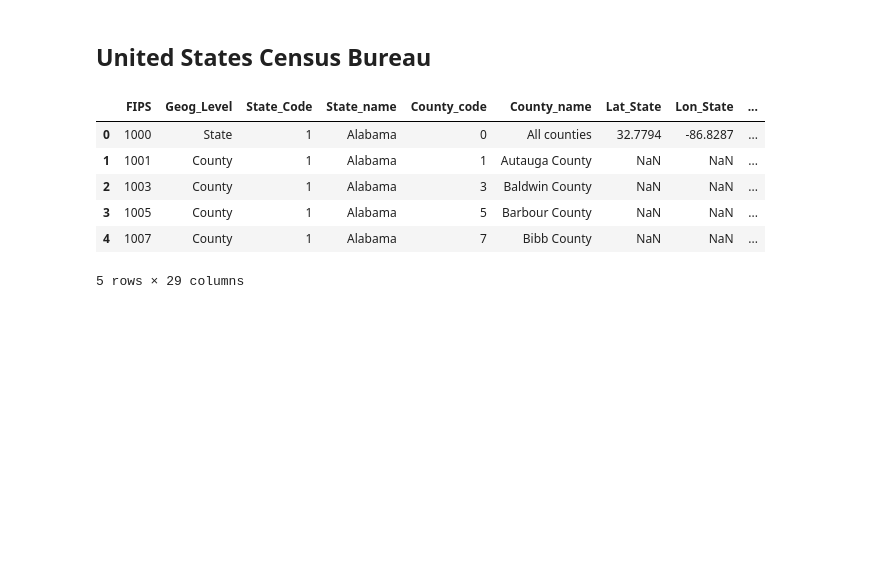
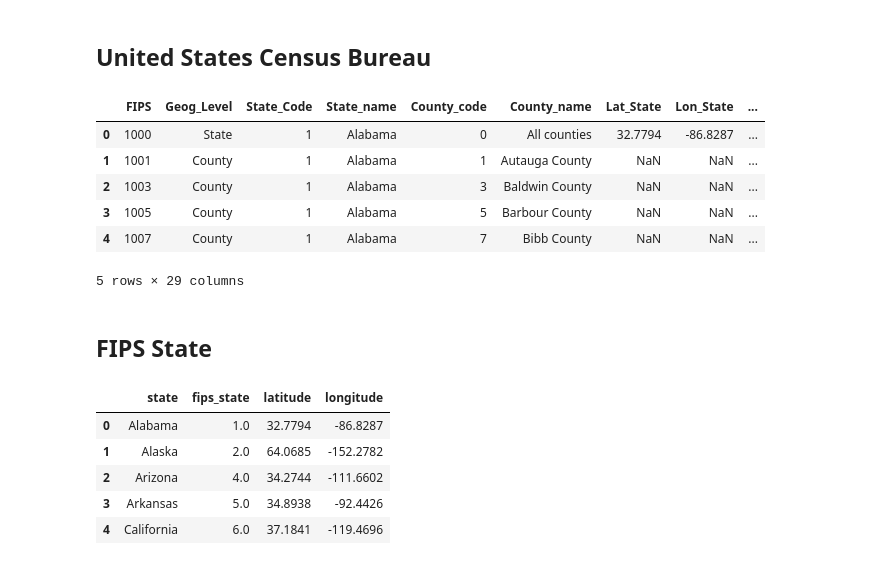
Before and after one commit to lewisaaronpaul/ETL_Proposal_Team_ETL_06, a Jupyter notebook: etl_project.ipynb, the cells around one changed output. Drawn from its saved outputs; the diff is of its cells as text; code cells hidden in the pictures; blank space fills up the shorter version.

```diff
--- a/etl_project.ipynb
+++ b/etl_project.ipynb
@@ -292,3 +303,21 @@ census_data_df.head()
 | 3 | 1005 | County | 1 | Alabama | 5 | Barbour County | NaN | NaN | ... |
 | 4 | 1007 | County | 1 | Alabama | 7 | Bibb County | NaN | NaN | ... |
 5 rows × 29 columns
+# %% [markdown]
+## FIPS State
+# %%
+# Load the Census_Data_utf.csv file that was create Census Bureau.
+state_filepath = os.path.join(".", "Resources", "state_centroid_utf_8.csv")
+
+# Read file and store into Pandas DataFrames
+fips_state_df = pd.read_csv(state_filepath, encoding = 'utf-8')
+
+# Visualize
+fips_state_df.head()
+# %% [output]
+|  | state | fips_state | latitude | longitude |
+| 0 | Alabama | 1.0 | 32.7794 | -86.8287 |
+| 1 | Alaska | 2.0 | 64.0685 | -152.2782 |
+| 2 | Arizona | 4.0 | 34.2744 | -111.6602 |
+| 3 | Arkansas | 5.0 | 34.8938 | -92.4426 |
+| 4 | California | 6.0 | 37.1841 | -119.4696 |
```
Also changed, not shown: parts of 6 cells of this notebook, 2 other files.
